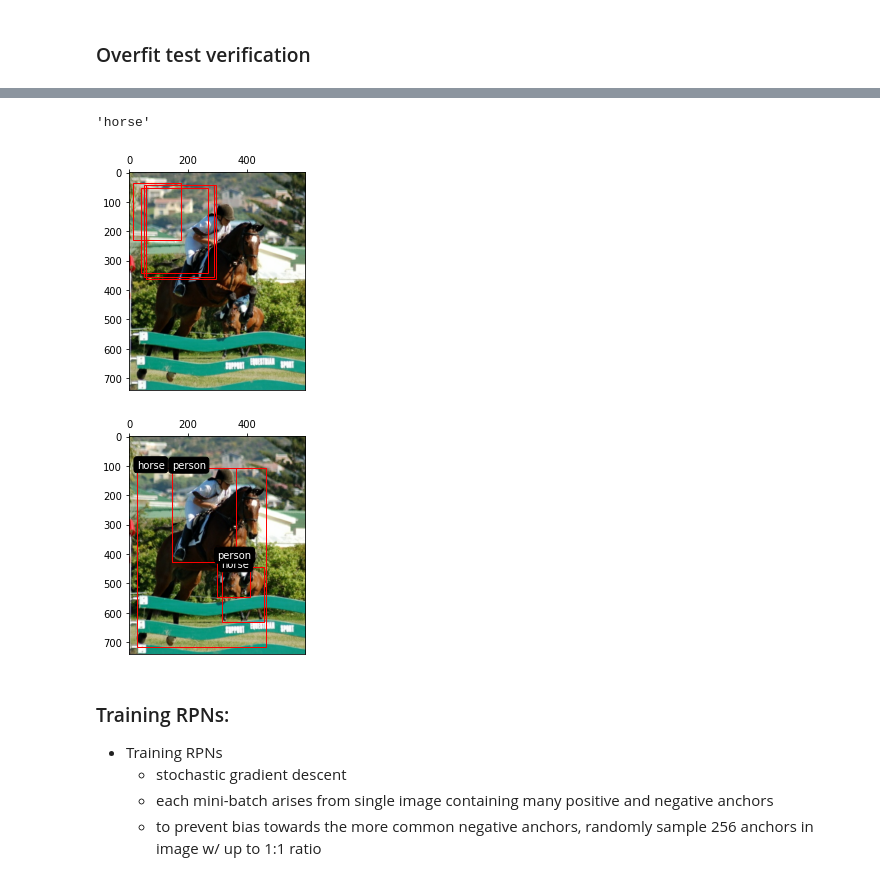
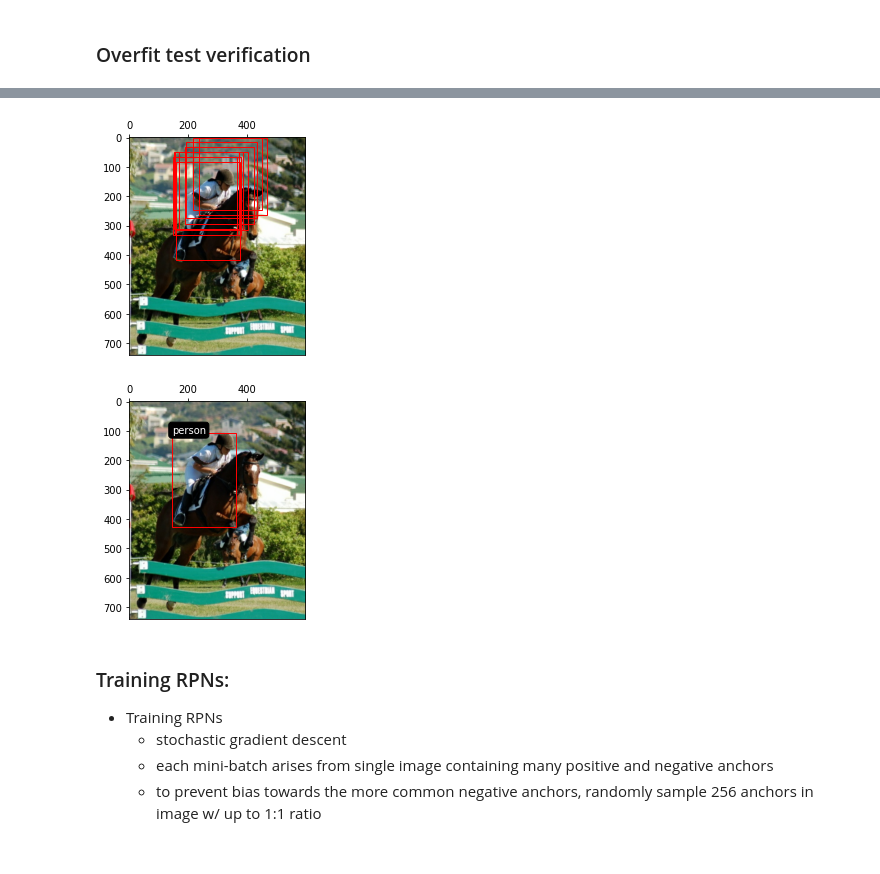
Before and after one commit to stanfidb/models, a Jupyter notebook: FasterRCNN.ipynb, the cells around one changed output, grey strips where cells are left out. Saved outputs shown, nothing was run; the diff lists cells and outputs as text; code cells hidden in the pictures.

```diff
--- a/FasterRCNN.ipynb
+++ b/FasterRCNN.ipynb
@@ -1162,3 +1187,7 @@ overfit_sample = get_sample(0, 'train')
+# %%
+overfit_sample = get_sample(0, 'train')
+overfit_sample['bboxes'] = overfit_sample['bboxes'][1:2]
+overfit_sample['labels'] = overfit_sample['labels'][1:2]
 # %%
 plot_rcnn_bboxes(**overfit_sample)
 # %% [output]
@@ -1168,6 +1195,8 @@ overfit_ds = train_ds.take(1).repeat()
+# %%
+overfit_ds = tf.data.Dataset.from_tensors(overfit_sample).cache().repeat()
 # %%
 fasterrcnn = FasterRCNN()
 fasterrcnn.compile(optimizer=optimizer)
-history = fasterrcnn.fit(overfit_ds, epochs=10,
+history = fasterrcnn.fit(overfit_ds, epochs=30,
                          steps_per_epoch=100)
 # %% [output]
@@ -1237,15 +1243,14 @@ array([0.99996865, 0.99993455, 0.9999317 , 0.9999318 , 0.99993074,
-# %%
-classlbls.int2str(12)
-# %% [output]
-'horse'
+# %%
+nms_indices = tf.image.non_max_suppression(test_res_bboxes, test_res_class_prob, 10, iou_threshold=0.7)
+a = tf.gather(test_res_bboxes, nms_indices)
 # %%
-plot_rcnn_bboxes(overfit_sample['image'], test_res_bboxes[:4], None)
+plot_rcnn_bboxes(overfit_sample['image'], a, None)
 # %% [output]
-[figure, old version]
+[figure, new version]
 # %%
 plot_rcnn_bboxes(**overfit_sample)
 # %% [output]
-[figure, old version]
+[figure, new version]
 # %% [markdown]
 ### Training RPNs:
 - Training RPNs
```
Also changed, not shown: parts of 16 cells of this notebook.
